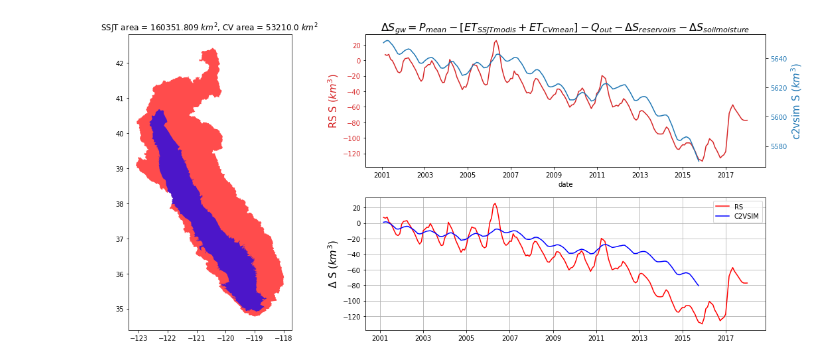
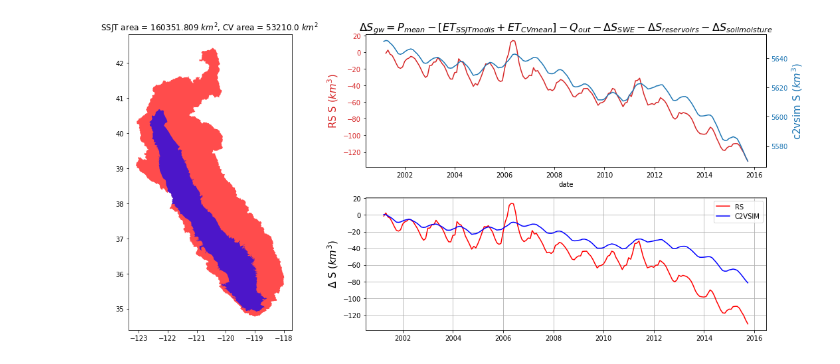
Before and after one commit to kashingtonDC/cvwbm, a Jupyter notebook: code/SSJT_balance.ipynb, the cells around one changed output. Cells and saved outputs as stored; diff of their text form; code cells hidden in the pictures.

Commit message:
add final ssjt balance

```diff
--- a/code/SSJT_balance.ipynb
+++ b/code/SSJT_balance.ipynb
@@ -64,15 +64,15 @@ df = df.set_index(pd.to_datetime(df[df.columns[0]]))
 df.drop(cvdf.columns[0],axis = 1, inplace = True)
 
 # Chop off the first n rows of nodata
-cvdf = cvdf.iloc[327:]
-df = df.iloc[327:]
+cvdf = cvdf.iloc[328:]
+# df = df.iloc[327:]
 # %%
 # Make a modified ET balamce as modis + gmet scaled by area
 df['et_acc'] = df['modis'] - cvdf['modis'] + cvdf['et_mean']
 
 # Calc the balance
 df['q_out2'] = df['q_out2'].fillna(value = 0)
-df['ds'] = df.p_mean - df.et_acc  - df.q_out1 - df.q_out2 - df.soil_moisture.diff() - df.res_s.diff()
+df['ds'] = df.p_mean - df.et_acc  - df.q_out1 - df.q_out2 - df.soil_moisture.diff() - df.res_s.diff() - df.swe.diff()
 # %%
 # Plot
 # %%
@@ -84,32 +84,32 @@ G = gridspec.GridSpec(2, 3)
 axes_1 = plt.subplot(G[:, 0])
 ssjt.plot(ax=axes_1, color = "red", alpha = 0.7)
 cv.plot(ax=axes_1, color = "blue", alpha = 0.7)
 axes_1.set_title("SSJT area = {} $km^2$, CV area = {} $km^2$ ".format(round(sa_km3, 3), round(cv_km3, 3)))
 
 axes_2 = plt.subplot(G[0, 1:])
 color = 'tab:red'
-axes_2.set_title("$\Delta S_{gw} = P_{mean} - [ET_{SSJT modis} + ET_{CV mean}] - Q_{out} - \Delta S_{reservoirs} - \Delta S_{soil moisture}$", size = 16)
+axes_2.set_title("$\Delta S_{gw} = P_{mean} - [ET_{SSJT modis} + ET_{CV mean}] - Q_{out} - \Delta S_{SWE} - \Delta S_{reservoirs} - \Delta S_{soil moisture}$", size = 16)
 
 axes_2.set_xlabel('date')
 axes_2.set_ylabel('RS S $(km^3)$', color=color, size = 15)
 axes_2.plot(df.index[1:], np.cumsum(df.ds[1:]), color=color)
 axes_2.tick_params(axis='y', labelcolor=color)
 
 axes_3 = axes_2.twinx()  # instantiate a second axes that shares the same x-axis
 color = 'tab:blue'
 axes_3.set_ylabel('c2vsim S ($km^3$)', color=color, size = 15)
 axes_3.set_xlabel('date')
 axes_3.plot(df.index, df.c2v_s, color=color)
 axes_3.tick_params(axis='y', labelcolor=color)
 
 axes_4 = plt.subplot(G[1, 1:])
 axes_4.plot(df.index, np.cumsum(df.ds), color="red", label = "RS")
 axes_4.plot(df.index[1:], np.cumsum(df.c2v_s.diff()[1:]), color="blue", label = "C2VSIM")
 axes_4.set_ylabel('$\Delta$ S ($km^3$)', size = 15)
 axes_4.legend()
 
 plt.grid(True)
 plt.tight_layout()
 plt.show()
 # %% [output]
-[figure, old version]
+[figure, new version]
```
